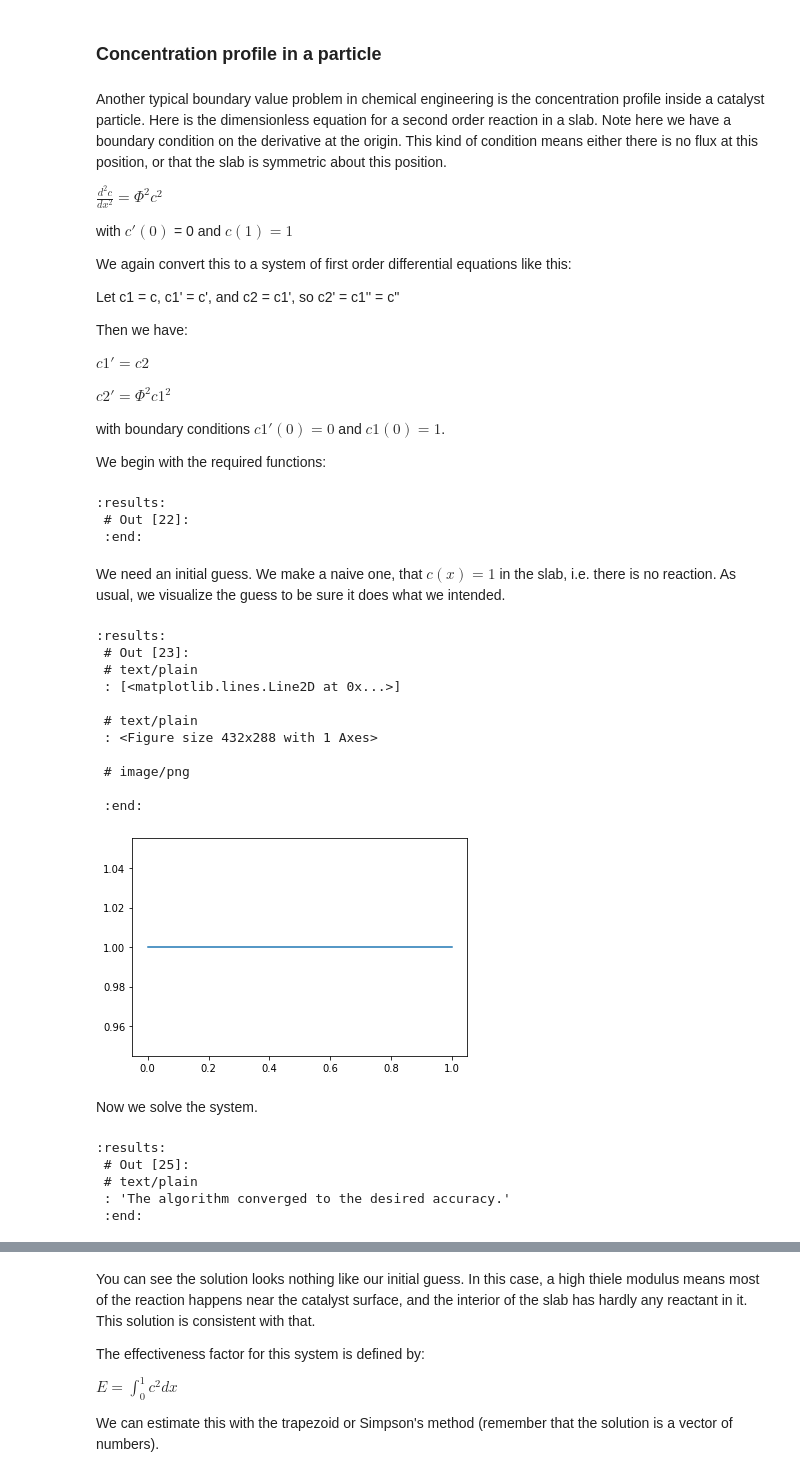
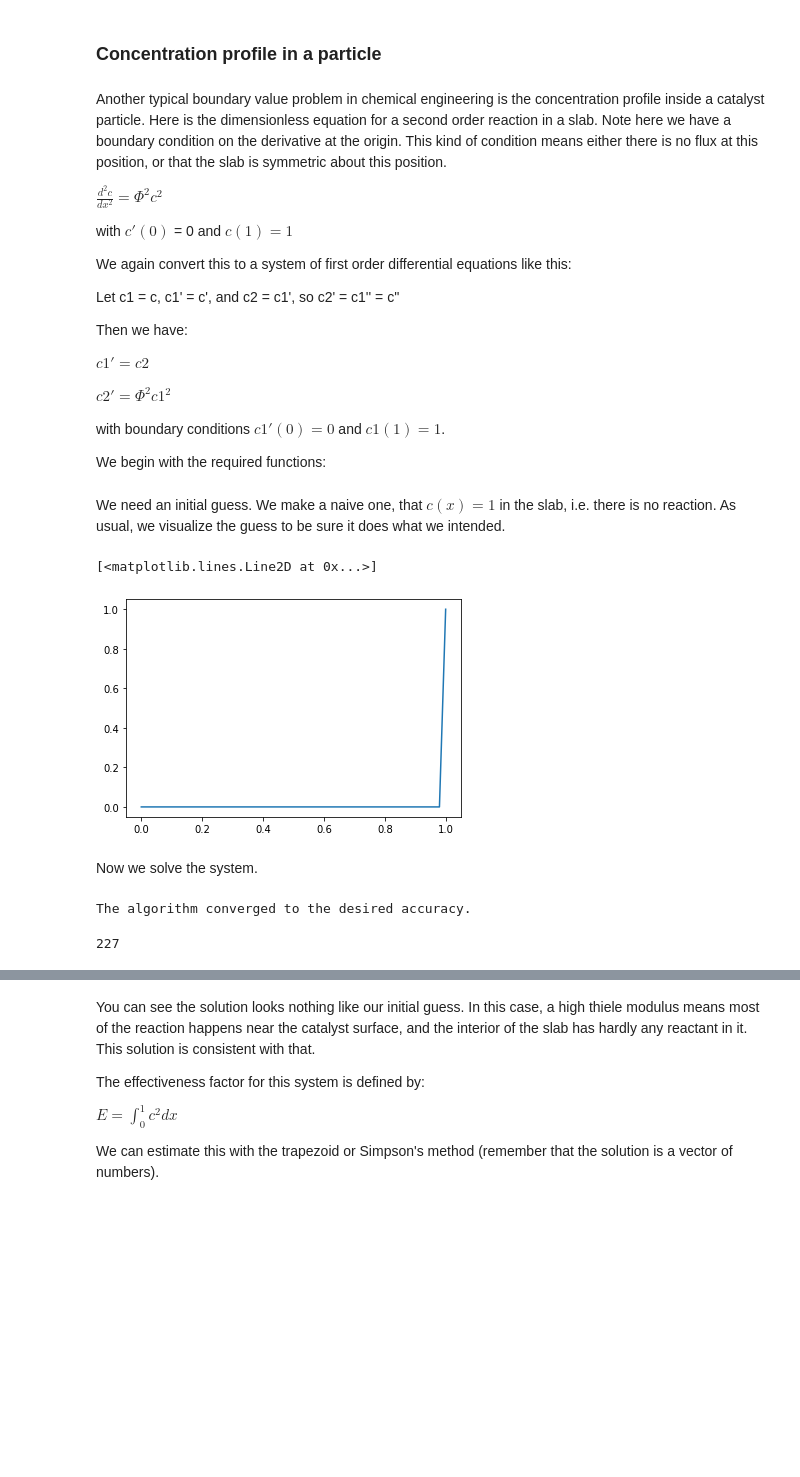
Before and after one commit to jkitchin/f19-06623, a Jupyter notebook: lectures/09-bvp.ipynb, the cells around one changed output, grey strips where cells are left out. Saved outputs shown, nothing was run; the diff lists cells and outputs as text; code cells hidden in the pictures; blank space fills up the shorter version.

```diff
--- a/lectures/09-bvp.ipynb
+++ b/lectures/09-bvp.ipynb
@@ -322,14 +308,14 @@ $c1' = c2$
 
 $c2' = \Phi^2 c1^2$
 
-with boundary conditions $c1'(0) = 0$ and $c1(0) = 1$.
+with boundary conditions $c1'(0) = 0$ and $c1(1) = 1$.
 
 We begin with the required functions:
 # %%
-Phi = 50
+Phi = 100  # Constant given for the problem
 
 def bvp(x, C):
-    c1, c2 = C
+    c1, c2 = C  # these are two rows for all the values of x
     dc1dx = c2
     dc2dx = Phi**2 * c1**2
     return [dc1dx, dc2dx]
@@ -340,46 +326,30 @@ def bc(Ca, Cb):
 
     # Now, evaluate the derivatives at the first boundary condition
     c1prime, c2prime = bvp(0, [c1a, c2a])
-    return [c1prime,  # will all equal zero
+    return [c1prime,  # will all equal zero. Alternatively use c2a
             c1b - 1]  # c1(b) = 1
-# %% [output]
-:results:
- # Out [22]:
- :end:
 # %% [markdown]
 We need an initial guess. We make a naive one, that $c(x) = 1$ in the slab, i.e. there is no reaction. As usual, we visualize the guess to be sure it does what we intended.
 # %%
 X = np.linspace(0, 1)
 
-C1 = np.ones(X.shape)
+C1 = X**1200#np.ones(X.shape)
 C2 = np.gradient(C1, X)
 
 plt.plot(X, C1)
 # %% [output]
-:results:
- # Out [23]:
- # text/plain
- : [<matplotlib.lines.Line2D at 0x...>]
-
- # text/plain
- : <Figure size 432x288 with 1 Axes>
-
- # image/png
-
- :end:
+[<matplotlib.lines.Line2D at 0x...>]
-[figure, old version]
+[figure, new version]
 # %% [markdown]
 Now we solve the system.
 # %%
 C = [C1, C2]
 sol = solve_bvp(bvp, bc, X, C)
-sol.message
+print(sol.message)
+len(sol.x)
 # %% [output]
-:results:
- # Out [25]:
- # text/plain
- : 'The algorithm converged to the desired accuracy.'
- :end:
+The algorithm converged to the desired accuracy.
+227
 # %%
 plt.plot(sol.x, sol.y[0])
 plt.xlabel('x')
```
Also changed, not shown: parts of 30 cells of this notebook.
